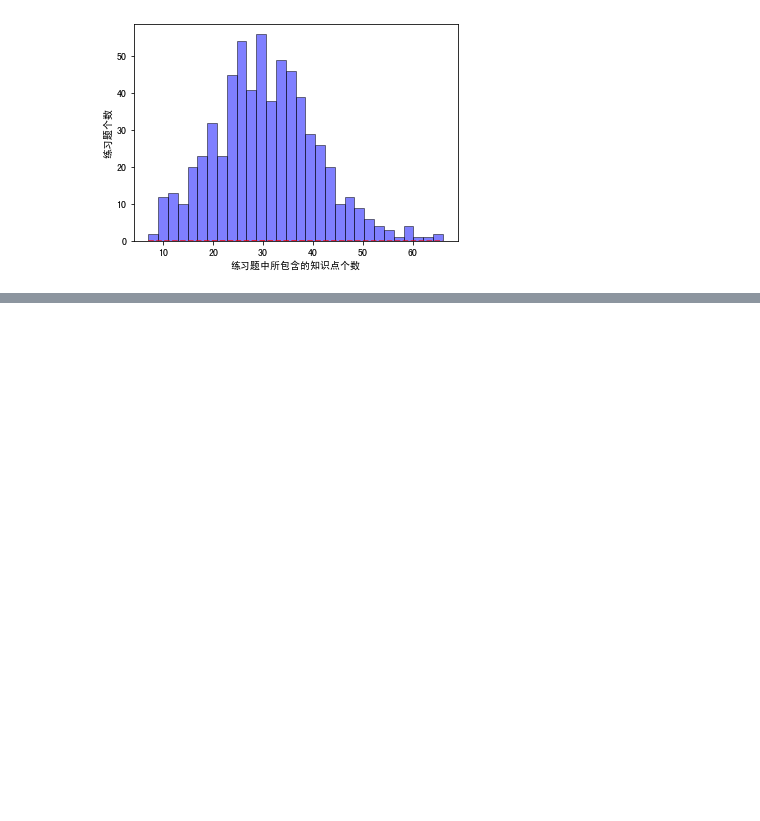
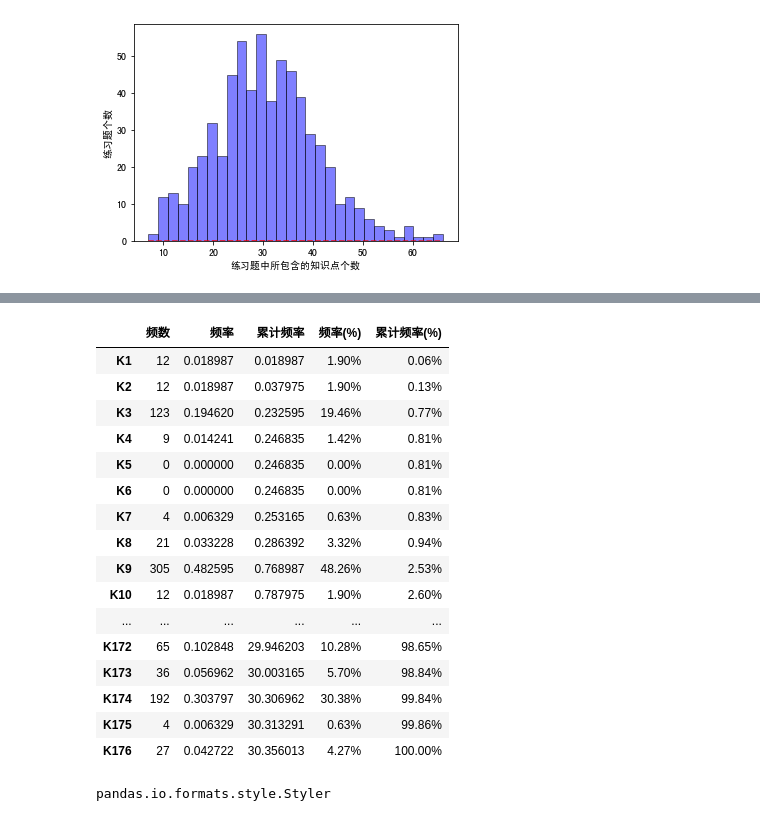
Before and after one commit to Eleanorbai/rulesAndError_to_knowledge, a Jupyter notebook: clean_data_to_draw_pic.ipynb, the cells around one changed output, grey strips where cells are left out. Saved outputs shown, nothing was run; the diff lists cells and outputs as text; code cells hidden in the pictures; blank space fills up the shorter version.

```diff
--- a/clean_data_to_draw_pic.ipynb
+++ b/clean_data_to_draw_pic.ipynb
@@ -386,0 +452,5 @@ plt.show()
+# %%
+import pandas as pd
+# 使用 DataFrame.from_dict 函数，将字典变成 dataframe
+df_knowledge_fre = pd.DataFrame.from_dict(dict_knowledge_fre, orient='index')
+print(df_knowledge_fre)
@@ -386,0 +472,12 @@ plt.show()
+# %%
+# 给 dataframe 加列名
+temp = pd.DataFrame(df_knowledge_fre)
+print(temp)
+################################# 英文字段名 #####################################
+# temp.columns = [ "Frequency"]
+# print(temp)
+# print(temp['Frequency'].sum())
+################################# 中文字段名 #####################################
+temp.columns = [ "频数"]
+print(temp)
+print(temp['频数'].sum())
@@ -386,0 +519,48 @@ plt.show()
+# %%
+practices_num = int(632)
+Cumulative_proportion_of_practices = float(30.356013)
+
+def calculate(Cumulative):
+    return Cumulative/Cumulative_proportion_of_practices*100
+
+##################################### 英文字段名 #####################################
+# temp['Proportion of practices'] = temp / practices_num # 计算所出现题目占所有题目的比例
+
+# temp['Cumulative proportion of practices'] = temp['Proportion of practices'].cumsum()  # 计算累计频率
+# temp['Proportion of practices(%)'] = temp['Proportion of practices'].apply(lambda x: "%.2f%%" % (x*100))  # 以百分比显示频率
+# temp['Cumulative proportion of practices(%)'] = temp['Cumulative proportion of practices'].apply(lambda x: "%.2f%%" % (calculate(x)))  # 以百分比显示累计频率，归一化累加
+# # 可视化显示
+# temp.style.bar(subset=['Proportion of practices','Cumulative proportion of practices'], color='green',width=100)
+
+##################################### 中文字段名 #####################################
+temp['频率'] = temp / practices_num # 计算所出现题目占所有题目的比例
+
+temp['累计频率'] = temp['频率'].cumsum()  # 计算累计频率
+temp['频率(%)'] = temp['频率'].apply(lambda x: "%.2f%%" % (x*100))  # 以百分比显示频率
+temp['累计频率(%)'] = temp['累计频率'].apply(lambda x: "%.2f%%" % (calculate(x)))  # 以百分比显示累计频率，归一化累加
+# 可视化显示
+#temp.style.bar(subset=['频率','累计频率'], color='green',width=100)
+df_table = temp.style.bar(subset=['频率','累计频率'], color='green',width=100)
+df_table
+# %% [output]
+|  | 频数 | 频率 | 累计频率 | 频率(%) | 累计频率(%) |
+| K1 | 12 | 0.018987 | 0.018987 | 1.90% | 0.06% |
+| K2 | 12 | 0.018987 | 0.037975 | 1.90% | 0.13% |
+| K3 | 123 | 0.194620 | 0.232595 | 19.46% | 0.77% |
+| K4 | 9 | 0.014241 | 0.246835 | 1.42% | 0.81% |
+| K5 | 0 | 0.000000 | 0.246835 | 0.00% | 0.81% |
+| K6 | 0 | 0.000000 | 0.246835 | 0.00% | 0.81% |
+| K7 | 4 | 0.006329 | 0.253165 | 0.63% | 0.83% |
+| K8 | 21 | 0.033228 | 0.286392 | 3.32% | 0.94% |
+| K9 | 305 | 0.482595 | 0.768987 | 48.26% | 2.53% |
+| K10 | 12 | 0.018987 | 0.787975 | 1.90% | 2.60% |
+| ... | ... | ... | ... | ... | ... |
+| K172 | 65 | 0.102848 | 29.946203 | 10.28% | 98.65% |
+| K173 | 36 | 0.056962 | 30.003165 | 5.70% | 98.84% |
+| K174 | 192 | 0.303797 | 30.306962 | 30.38% | 99.84% |
+| K175 | 4 | 0.006329 | 30.313291 | 0.63% | 99.86% |
+| K176 | 27 | 0.042722 | 30.356013 | 4.27% | 100.00% |
+# %%
+type(df_table)
+# %% [output]
+pandas.io.formats.style.Styler
```
Also changed, not shown: parts of 18 cells of this notebook, 2 other files.
